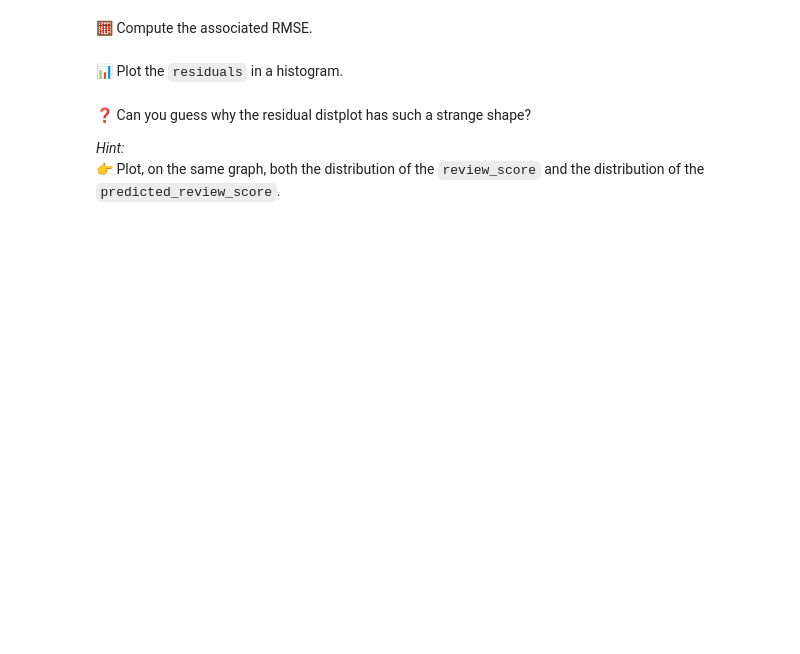
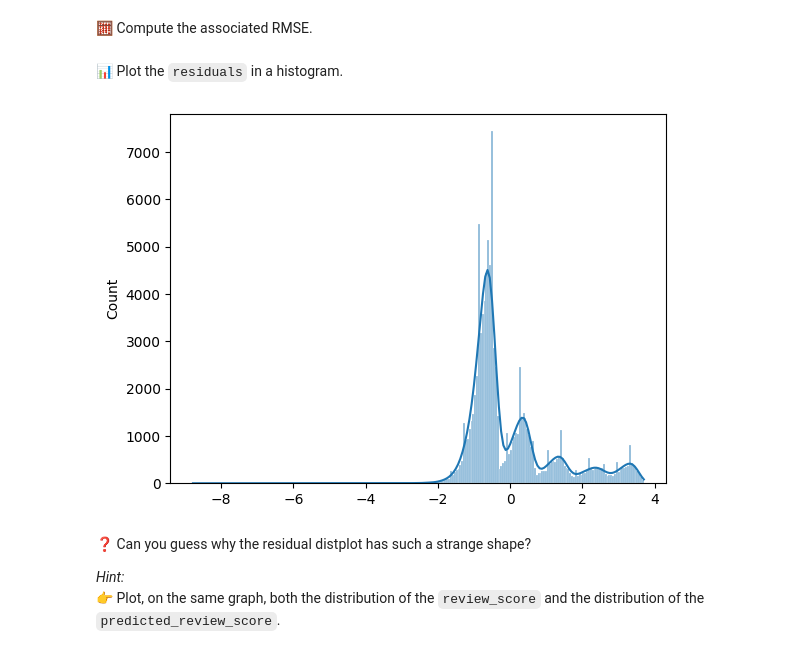
Before and after one commit to tanushrin/data-orders-regression, a Jupyter notebook: orders_regression.ipynb, the cells around one changed output. Saved outputs shown, nothing was run; the diff lists cells and outputs as text; code cells hidden in the pictures; blank space fills up the shorter version.

```diff
--- a/orders_regression.ipynb
+++ b/orders_regression.ipynb
@@ -49,0 +53,7 @@ For each, print the `summary` table and interpret the results:
+# %%
+# YOUR CODE HERE
+model1 = smf.ols(formula='review_score ~ wait_time', data=orders)
+
+# Train the model to find best line
+model1 = model1.fit()
+model1
@@ -154,0 +293,5 @@ You should see that the mean of the residuals is equal to 0 (always verified in
+# %%
+# YOUR CODE HERE
+predicted_revw_scores = model1.predict(orders['wait_time'])
+residuals = predicted_revw_scores - orders['review_score']
+residuals
@@ -160,6 +316,9 @@ You should see that the mean of the residuals is equal to 0 (always verified in
 📊 Plot the `residuals` in a histogram.
 # %%
 # YOUR CODE HERE
+sns.histplot(residuals, kde=True, edgecolor='w');
+# %% [output]
+[figure, added]
 # %% [markdown]
 ❓ Can you guess why the residual distplot has such a strange shape?
 
```
Also changed, not shown: parts of 21 cells of this notebook.
